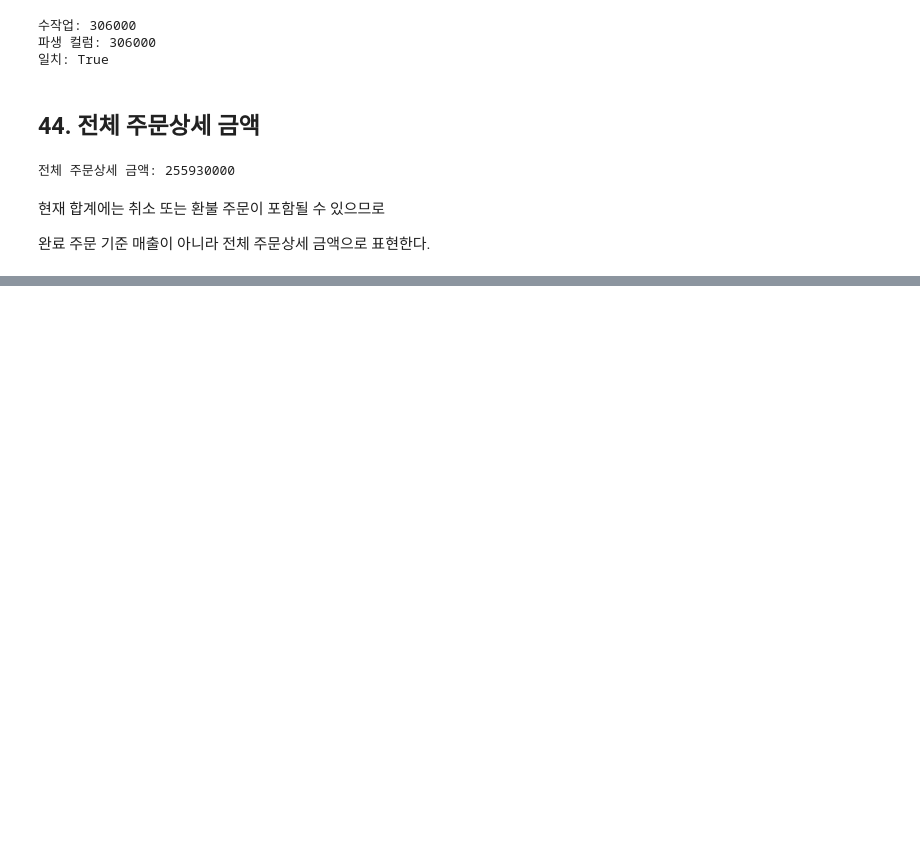
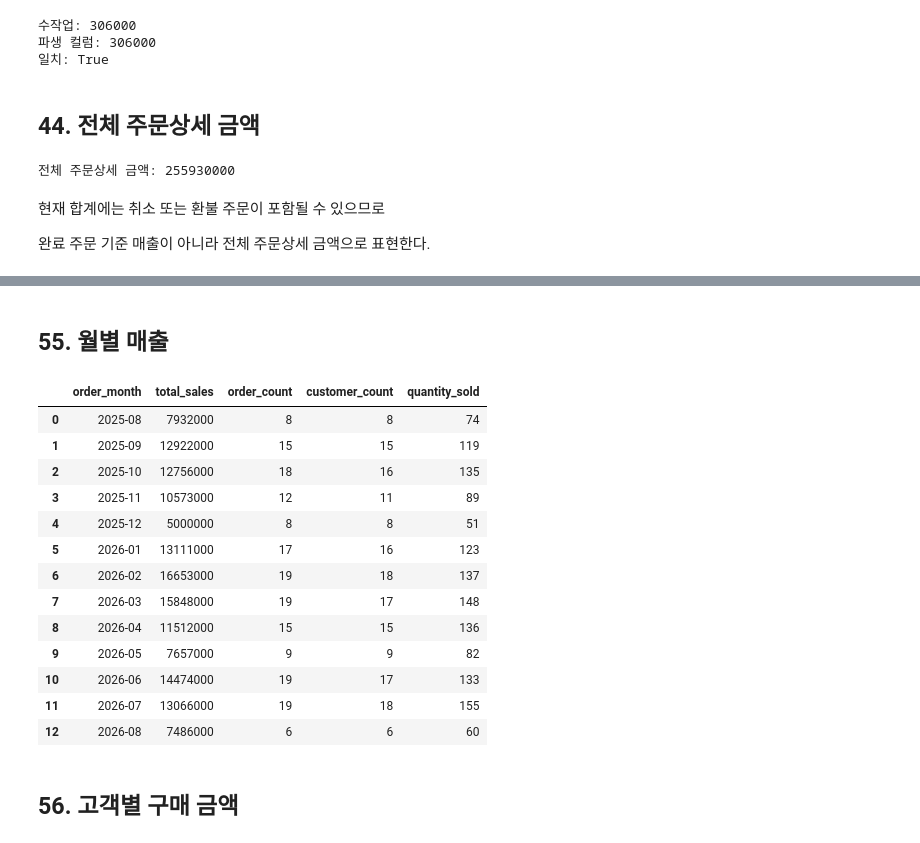
Before and after one commit to kixxuya/ai-data-analysis, a Jupyter notebook: notebooks/ch04_pandas_basic.ipynb, the cells around one changed output, grey strips where cells are left out. Saved outputs shown, nothing was run; the diff lists cells and outputs as text; code cells hidden in the pictures; blank space fills up the shorter version.

```diff
--- a/notebooks/ch04_pandas_basic.ipynb
+++ b/notebooks/ch04_pandas_basic.ipynb
@@ -251,0 +492,20 @@ print("전체 주문상세 금액:", all_order_amount)
+# %%
+completed_items["order_date"] = pd.to_datetime(
+    completed_items["order_date"],
+    errors="coerce",
+)
+print(
+    "날짜 변환 실패:",
+    completed_items["order_date"].isna().sum(),
+)
+
+completed_items["order_month"] = (
+    completed_items["order_date"]
+    .dt.to_period("M")
+    .astype("string")
+)
+
+
+#order_month가 어떻게 들어갔을 까?
+completed_items.info()
+completed_items.head()
@@ -251,0 +536,32 @@ print("전체 주문상세 금액:", all_order_amount)
+# %% [markdown]
+## 55. 월별 매출
+# %%
+monthly_sales = (
+    completed_items
+    .groupby("order_month", as_index=False)
+    .agg(
+        total_sales=("line_total", "sum"),
+        order_count=("order_id", "nunique"),
+        customer_count=("customer_id", "nunique"),
+        quantity_sold=("quantity", "sum"),
+    )
+    .sort_values("order_month")
+)
+display(monthly_sales)
+# %% [output]
+|  | order_month | total_sales | order_count | customer_count | quantity_sold |
+| 0 | 2025-08 | 7932000 | 8 | 8 | 74 |
+| 1 | 2025-09 | 12922000 | 15 | 15 | 119 |
+| 2 | 2025-10 | 12756000 | 18 | 16 | 135 |
+| 3 | 2025-11 | 10573000 | 12 | 11 | 89 |
+| 4 | 2025-12 | 5000000 | 8 | 8 | 51 |
+| 5 | 2026-01 | 13111000 | 17 | 16 | 123 |
+| 6 | 2026-02 | 16653000 | 19 | 18 | 137 |
+| 7 | 2026-03 | 15848000 | 19 | 17 | 148 |
+| 8 | 2026-04 | 11512000 | 15 | 15 | 136 |
+| 9 | 2026-05 | 7657000 | 9 | 9 | 82 |
+| 10 | 2026-06 | 14474000 | 19 | 17 | 133 |
+| 11 | 2026-07 | 13066000 | 19 | 18 | 155 |
+| 12 | 2026-08 | 7486000 | 6 | 6 | 60 |
+# %% [markdown]
+## 56. 고객별 구매 금액
```
Also changed, not shown: parts of 37 cells of this notebook, 5 other files.
